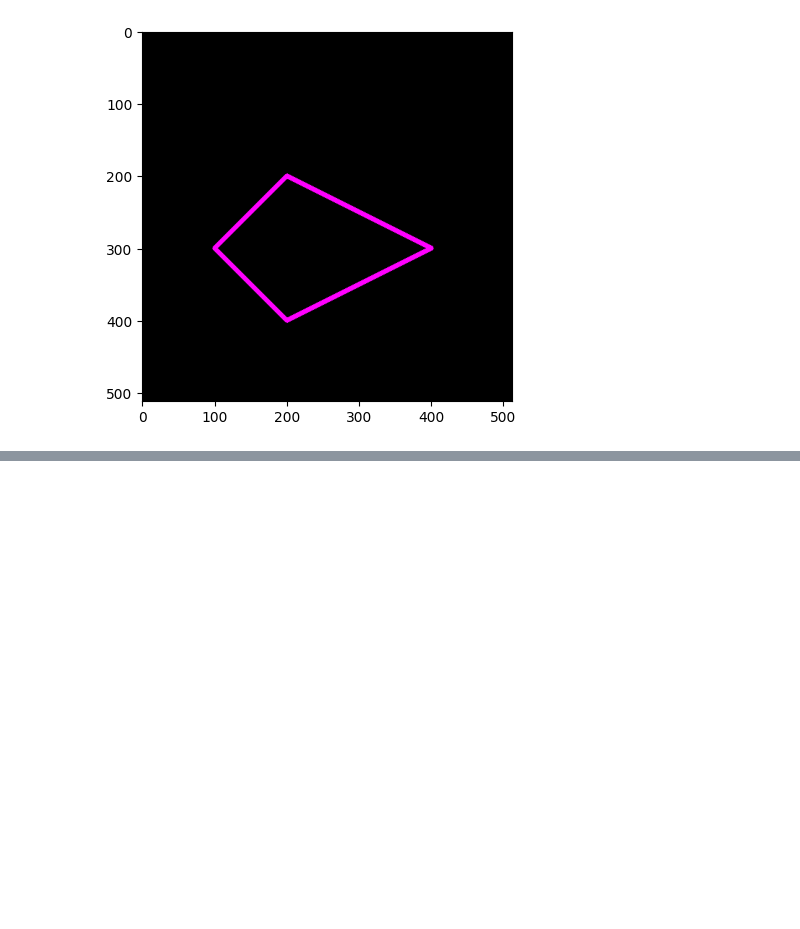
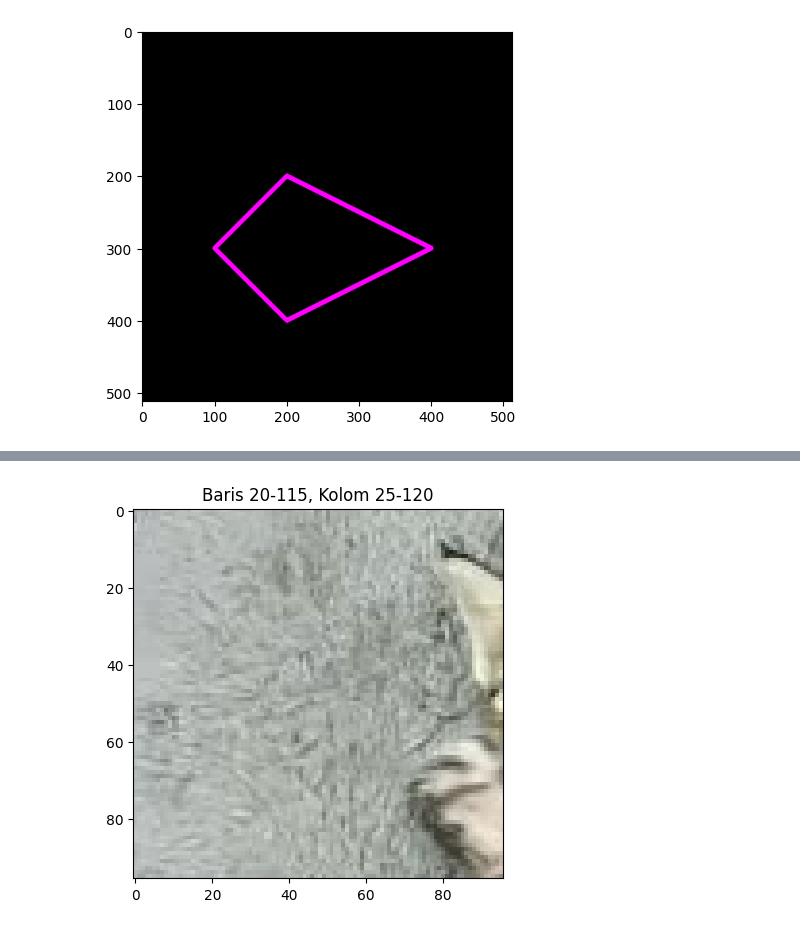
Before and after one commit to sayevvv/PCVK_2025, a Jupyter notebook: Modul2.ipynb, the cells around one changed output, grey strips where cells are left out. Saved outputs shown, nothing was run; the diff lists cells and outputs as text; code cells hidden in the pictures; blank space fills up the shorter version.

```diff
--- a/Modul2.ipynb
+++ b/Modul2.ipynb
@@ -151,0 +235,8 @@ plt.imshow(black_img2)
+# %%
+# Tampilkan image baris 20-115, kolom 25-120
+crop_img = img_rgb[20:116, 25:121]  # slicing baris dan kolom
+plt.imshow(crop_img)
+plt.title("Baris 20-115, Kolom 25-120")
+plt.show()
+# %% [output]
+[figure, added]
```
Also changed, not shown: parts of 13 cells of this notebook.
